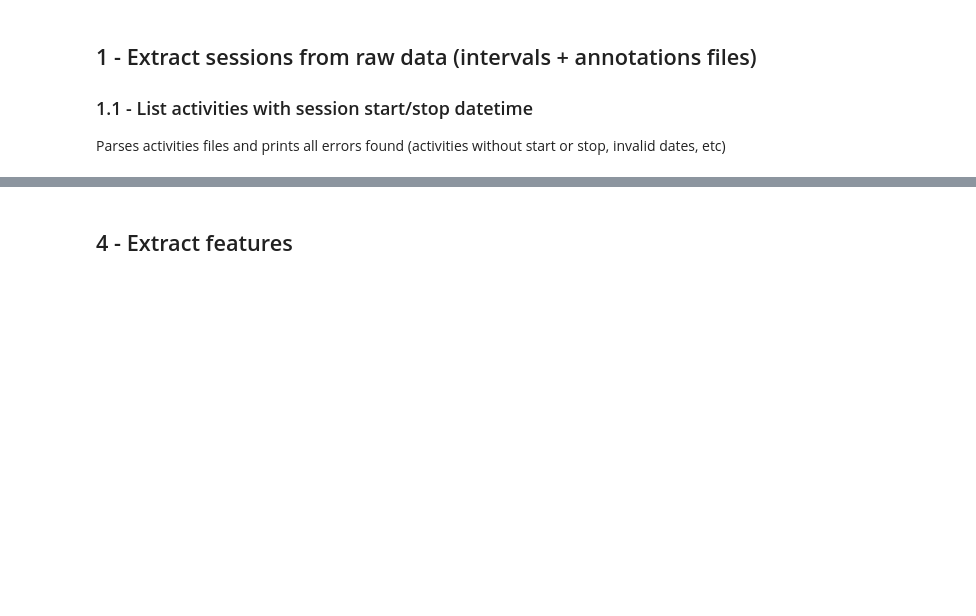
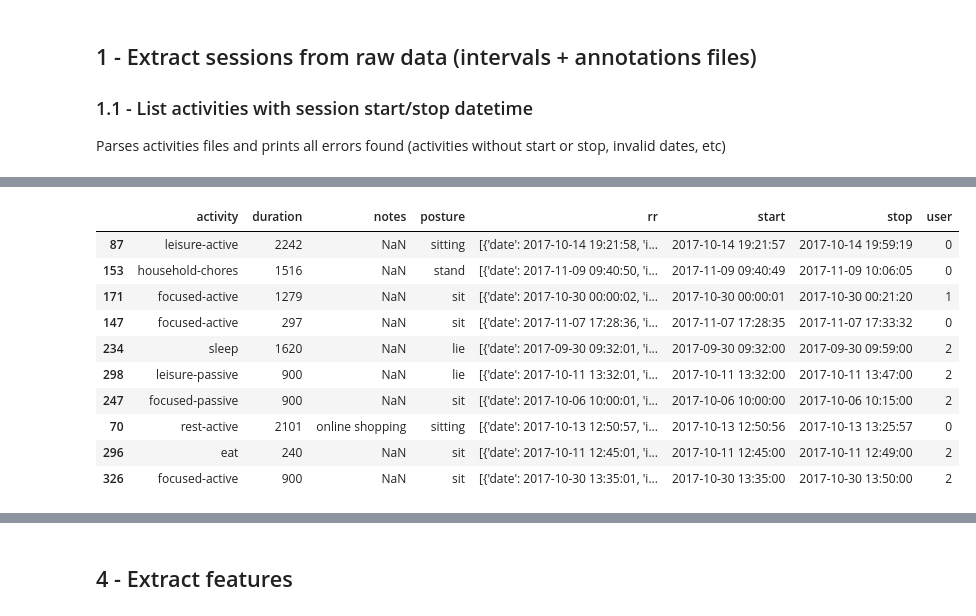
Before and after one commit to jucc/HeRV_analysis, a Jupyter notebook: pipeline/01_session_data_extraction.ipynb, the cells around one changed output, grey strips where cells are left out. Saved outputs shown, nothing was run; the diff lists cells and outputs as text; code cells hidden in the pictures; blank space fills up the shorter version.

```diff
--- a/pipeline/01_session_data_extraction.ipynb
+++ b/pipeline/01_session_data_extraction.ipynb
@@ -42,7 +39,3 @@ The autoreload extension is already loaded. To reload it, use:
 
 ### 1.1 - List activities with session start/stop datetime
 Parses activities files and prints all errors found (activities without start or stop, invalid dates, etc)
-# %%
-sessions = []
-for user in range(7):
-    sessions.extend(paf.get_user_sessions(user, dirname=RAW_PATH))
@@ -86,0 +42,8 @@ valid_frags = [f for f in frags if len(cf.beats_in_fragment(f, RAW_PATH)) > 0.8*
+# %%
+sessions = []
+for user in range(7):
+    print ("------- parsing activity files for user ", user, " -------")
+    user_sess = paf.get_user_sessions(user, dirname=RAW_PATH)
+    print ("------- parsing interval files for user ", user, " -------")
+    user_sess = cf.sessions_add_beats(sessions=user_sess, dirname=RAW_PATH+"\\"+str(user))
+    sessions.extend(user_sess)
@@ -86,0 +68,15 @@ valid_frags = [f for f in frags if len(cf.beats_in_fragment(f, RAW_PATH)) > 0.8*
+# %%
+df = pd.DataFrame(sessions)
+df.sample(10)
+# %% [output]
+|  | activity | duration | notes | posture | rr | start | stop | user |
+| 87 | leisure-active | 2242 | NaN | sitting | [{'date': 2017-10-14 19:21:58, 'i... | 2017-10-14 19:21:57 | 2017-10-14 19:59:19 | 0 |
+| 153 | household-chores | 1516 | NaN | stand | [{'date': 2017-11-09 09:40:50, 'i... | 2017-11-09 09:40:49 | 2017-11-09 10:06:05 | 0 |
+| 171 | focused-active | 1279 | NaN | sit | [{'date': 2017-10-30 00:00:02, 'i... | 2017-10-30 00:00:01 | 2017-10-30 00:21:20 | 1 |
+| 147 | focused-active | 297 | NaN | sit | [{'date': 2017-11-07 17:28:36, 'i... | 2017-11-07 17:28:35 | 2017-11-07 17:33:32 | 0 |
+| 234 | sleep | 1620 | NaN | lie | [{'date': 2017-09-30 09:32:01, 'i... | 2017-09-30 09:32:00 | 2017-09-30 09:59:00 | 2 |
+| 298 | leisure-passive | 900 | NaN | lie | [{'date': 2017-10-11 13:32:01, 'i... | 2017-10-11 13:32:00 | 2017-10-11 13:47:00 | 2 |
+| 247 | focused-passive | 900 | NaN | sit | [{'date': 2017-10-06 10:00:01, 'i... | 2017-10-06 10:00:00 | 2017-10-06 10:15:00 | 2 |
+| 70 | rest-active | 2101 | online shopping | sitting | [{'date': 2017-10-13 12:50:57, 'i... | 2017-10-13 12:50:56 | 2017-10-13 13:25:57 | 0 |
+| 296 | eat | 240 | NaN | sit | [{'date': 2017-10-11 12:45:01, 'i... | 2017-10-11 12:45:00 | 2017-10-11 12:49:00 | 2 |
+| 326 | focused-active | 900 | NaN | sit | [{'date': 2017-10-30 13:35:01, 'i... | 2017-10-30 13:35:00 | 2017-10-30 13:50:00 | 2 |
```
Also changed, not shown: parts of 13 cells of this notebook, 5 other files.
